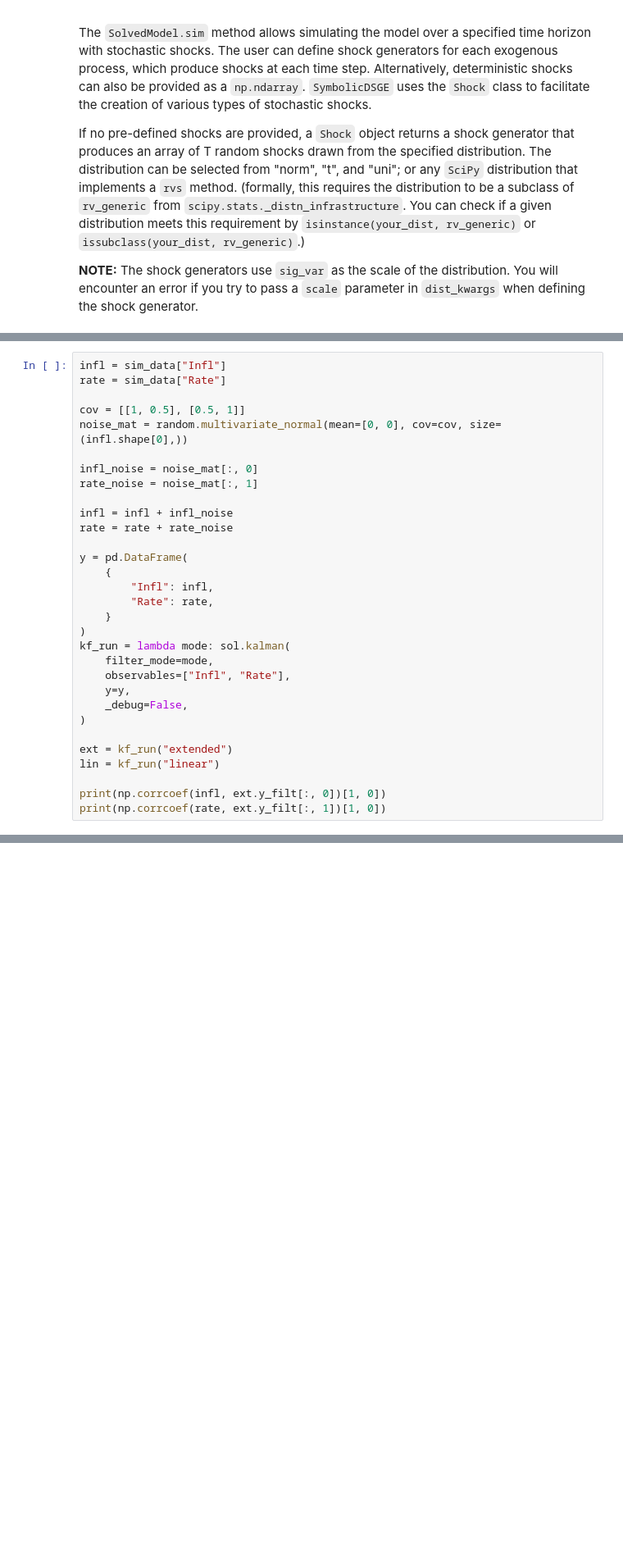
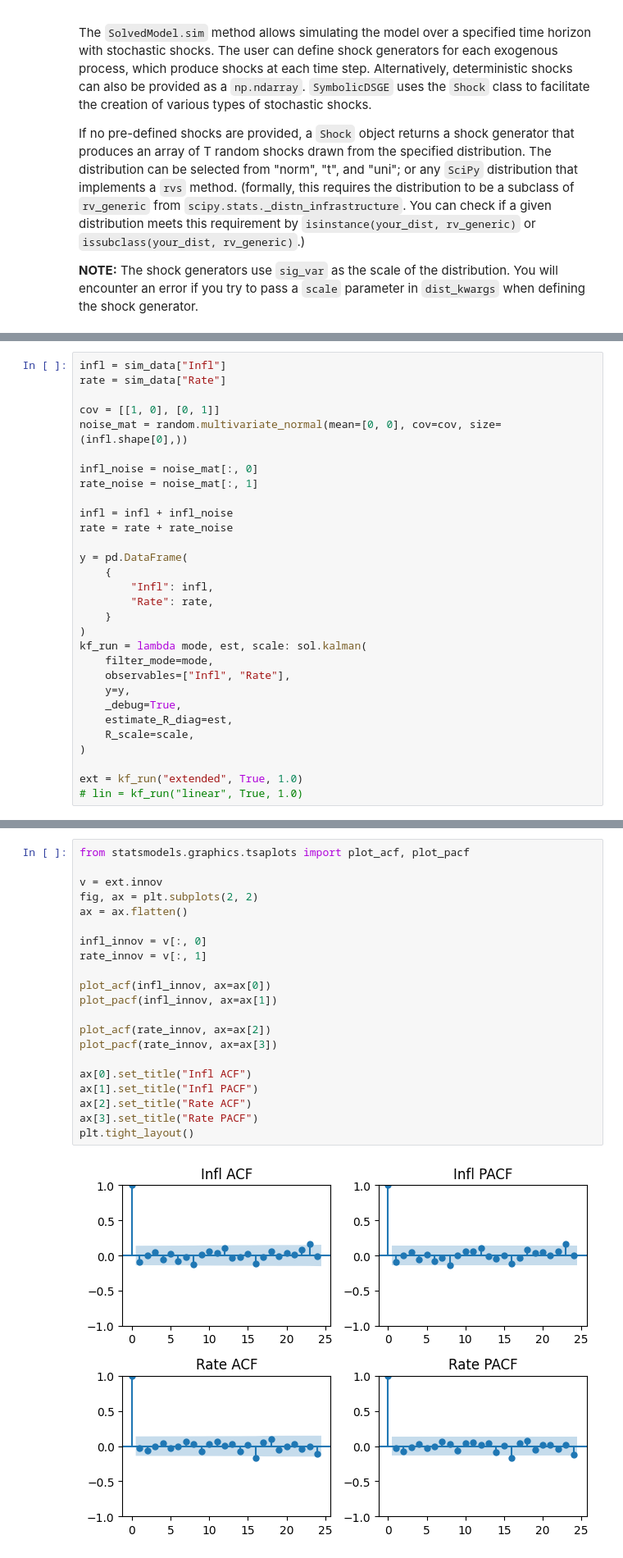
Before and after one commit to GongJr0/SymbolicDSGE, a Jupyter notebook: empirical_comparison.ipynb, the cells around one changed output, grey strips where cells are left out. Shown at 82% size. Saved outputs shown, nothing was run; the diff lists cells and outputs as text; blank space fills up the shorter version.

```diff
--- a/empirical_comparison.ipynb
+++ b/empirical_comparison.ipynb
@@ -206,7 +212,7 @@ pd.DataFrame(sim_data).head(10)  # Show first 10 rows of simulated observables d
 infl = sim_data["Infl"]
 rate = sim_data["Rate"]
 
-cov = [[1, 0.5], [0.5, 1]]
+cov = [[1, 0], [0, 1]]
 noise_mat = random.multivariate_normal(mean=[0, 0], cov=cov, size=(infl.shape[0],))
 
 infl_noise = noise_mat[:, 0]
@@ -221,16 +227,15 @@ y = pd.DataFrame(
         "Rate": rate,
     }
 )
-kf_run = lambda mode: sol.kalman(
+kf_run = lambda mode, est, scale: sol.kalman(
     filter_mode=mode,
     observables=["Infl", "Rate"],
     y=y,
-    _debug=False,
+    _debug=True,
+    estimate_R_diag=est,
+    R_scale=scale,
 )
 
-ext = kf_run("extended")
-lin = kf_run("linear")
-
-print(np.corrcoef(infl, ext.y_filt[:, 0])[1, 0])
-print(np.corrcoef(rate, ext.y_filt[:, 1])[1, 0])
+ext = kf_run("extended", True, 1.0)
+# lin = kf_run("linear", True, 1.0)
 # %% [output]
@@ -239 +259,24 @@ print(np.corrcoef(rate, ext.y_filt[:, 1])[1, 0])
+# %%
+from statsmodels.graphics.tsaplots import plot_acf, plot_pacf
+
+v = ext.innov
+fig, ax = plt.subplots(2, 2)
+ax = ax.flatten()
+
+infl_innov = v[:, 0]
+rate_innov = v[:, 1]
+
+plot_acf(infl_innov, ax=ax[0])
+plot_pacf(infl_innov, ax=ax[1])
+
+plot_acf(rate_innov, ax=ax[2])
+plot_pacf(rate_innov, ax=ax[3])
+
+ax[0].set_title("Infl ACF")
+ax[1].set_title("Infl PACF")
+ax[2].set_title("Rate ACF")
+ax[3].set_title("Rate PACF")
+plt.tight_layout()
+# %% [output]
+[figure, added]
 # %%
```
Also changed, not shown: parts of 17 cells of this notebook, 6 other files.
